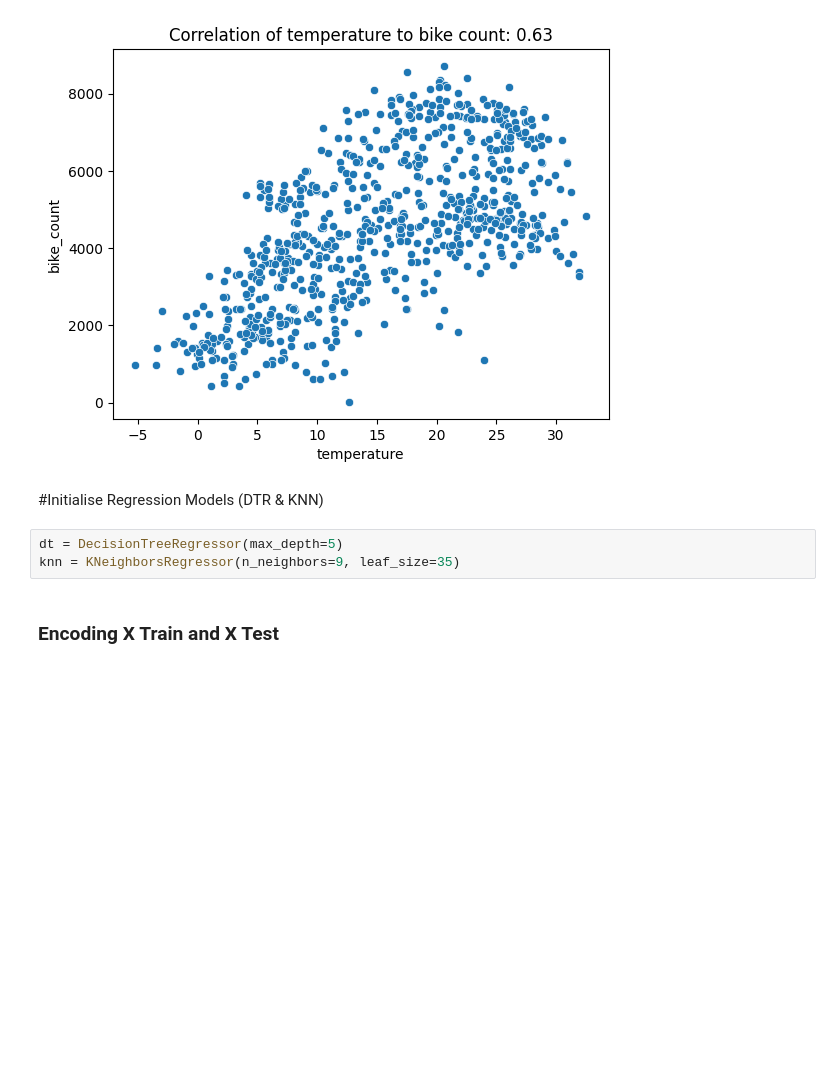
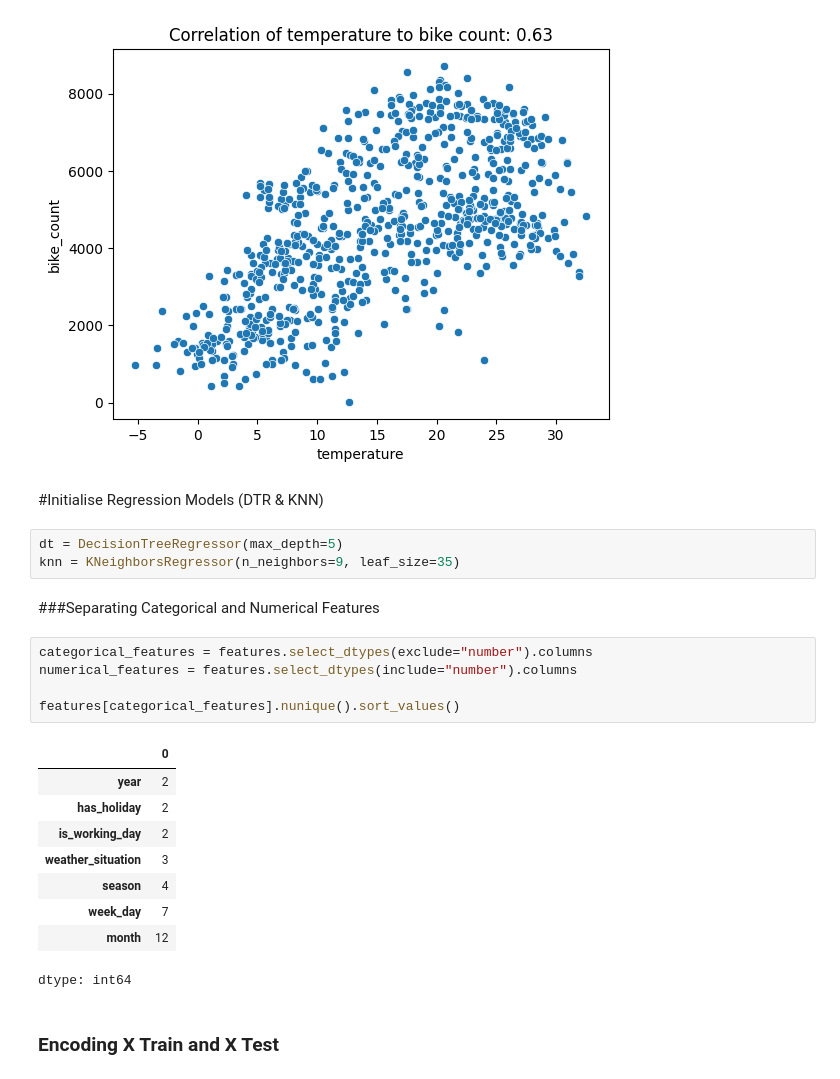
Before and after one commit to turko-dev/DataScienceEntryLevel, a Jupyter notebook: bike_rides.ipynb, the cells around one changed output. Saved outputs shown, nothing was run; the diff lists cells and outputs as text; blank space fills up the shorter version.

```diff
--- a/bike_rides.ipynb
+++ b/bike_rides.ipynb
@@ -175,5 +178,22 @@ Text(0.5, 1.0, 'Correlation of temperature to bike count: 0.63')
 # %%
 dt = DecisionTreeRegressor(max_depth=5)
 knn = KNeighborsRegressor(n_neighbors=9, leaf_size=35)
+# %% [markdown]
+###Separating Categorical and Numerical Features
+# %%
+categorical_features = features.select_dtypes(exclude="number").columns
+numerical_features = features.select_dtypes(include="number").columns
+
+features[categorical_features].nunique().sort_values()
+# %% [output]
+|  | 0 |
+| year | 2 |
+| has_holiday | 2 |
+| is_working_day | 2 |
+| weather_situation | 3 |
+| season | 4 |
+| week_day | 7 |
+| month | 12 |
+dtype: int64
 # %% [markdown]
 ### Encoding X Train and X Test
```
Also changed, not shown: parts of 6 cells of this notebook.
